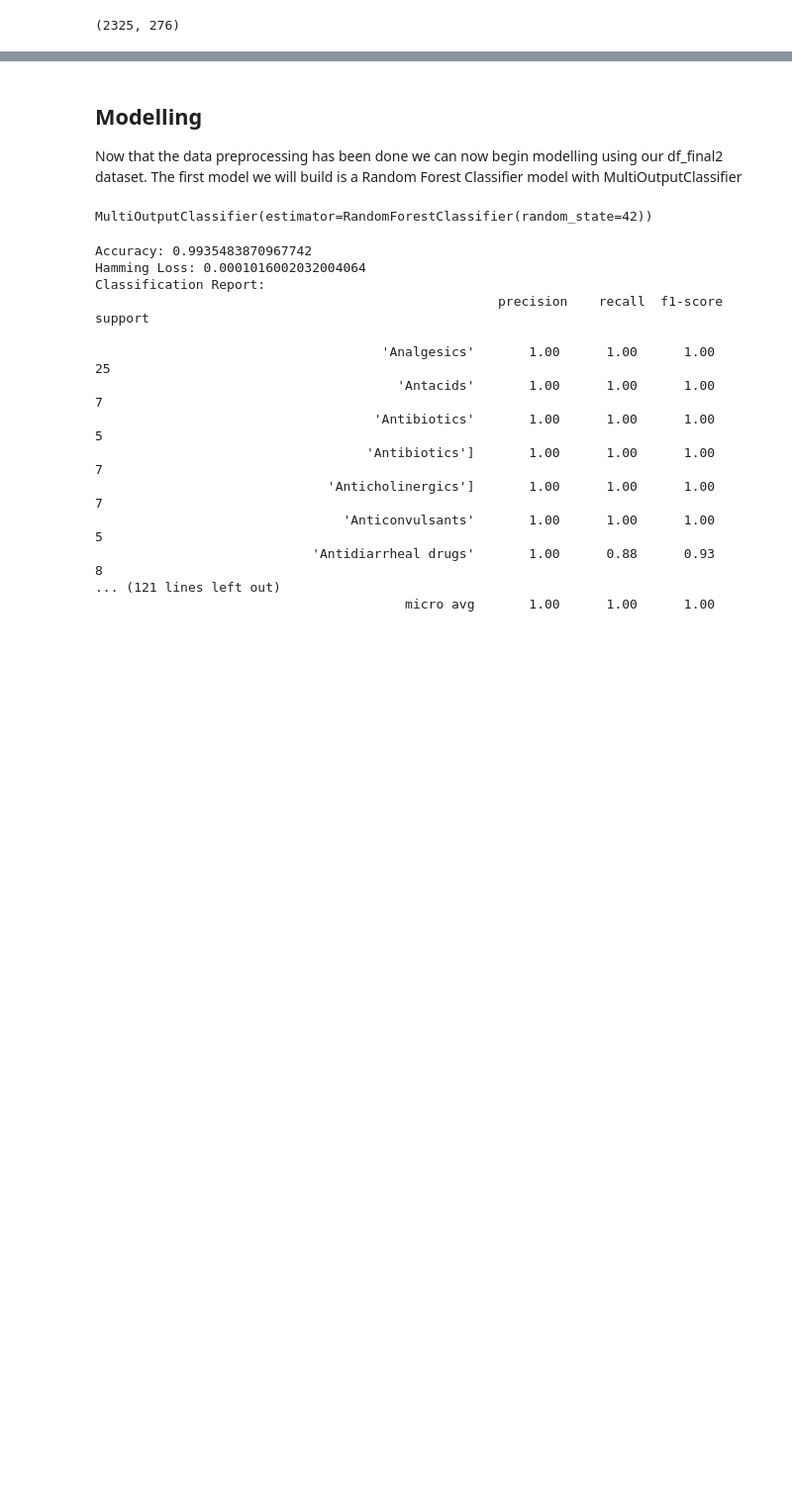
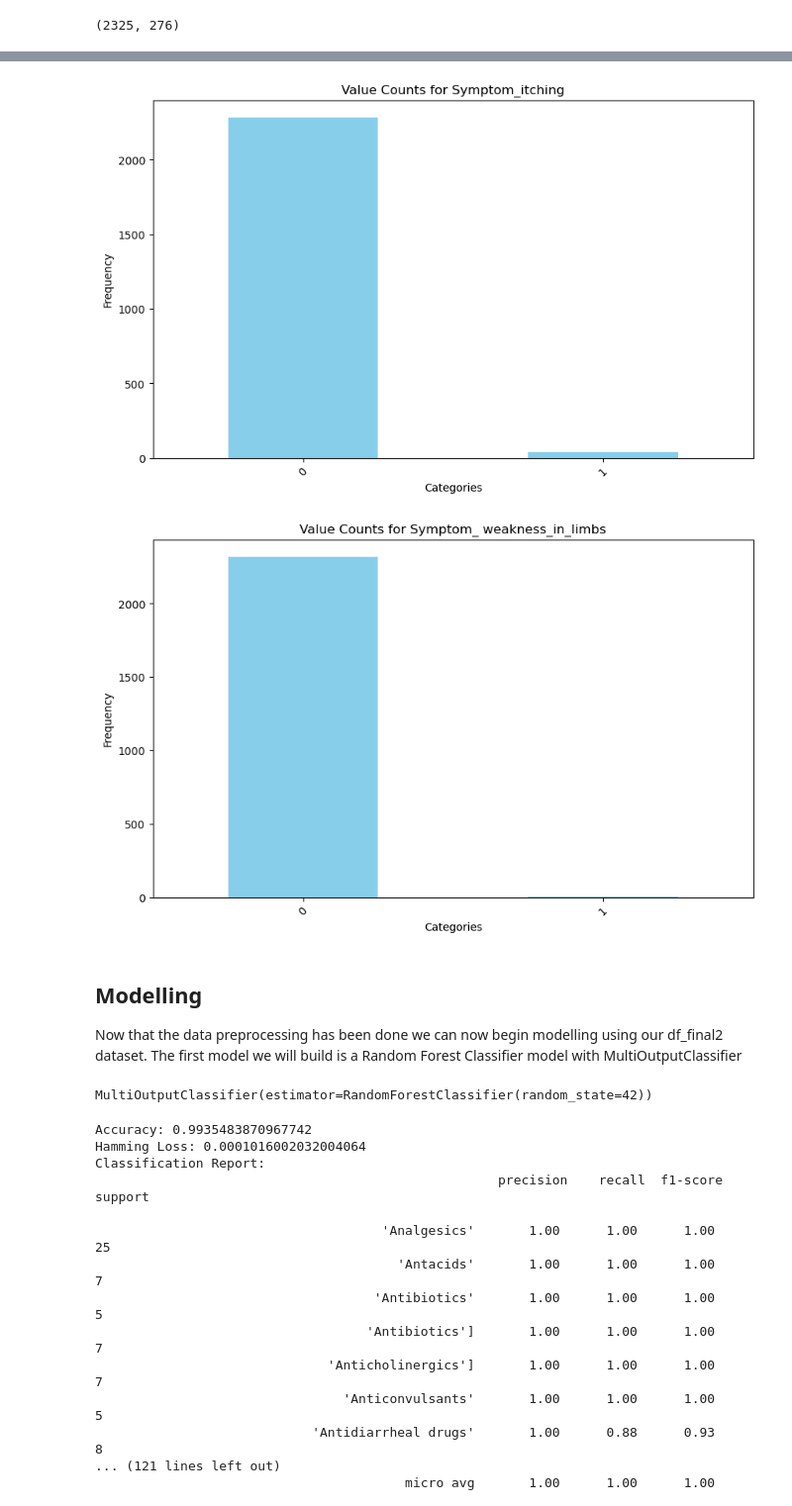
Before and after one commit to William-Itotia/Medicine-Recommendation-system, a Jupyter notebook: Untitled-1.ipynb, the cells around one changed output, grey strips where cells are left out. Shown: that part at 99% size. Drawn from its saved outputs; the diff is of its cells as text; code cells hidden in the pictures; blank space fills up the shorter version.

```diff
--- a/Untitled-1.ipynb
+++ b/Untitled-1.ipynb
@@ -358,3 +389,31 @@ df_final2.shape
+# %%
+
+# Sample DataFrame
+# df = pd.read_csv('your_file.csv')
+
+# Columns of interest
+columns_of_interest = ['Symptom_itching',
+    'Symptom_ weakness_in_limbs']
+
+# Create a bar plot for each column of interest
+for column in columns_of_interest:
+    if column in df_final.columns:
+        # Calculate value counts
+        value_counts = df_final[column].value_counts()
+
+        # Plot the value counts
+        plt.figure(figsize=(10, 6))
+        value_counts.plot(kind='bar', color='skyblue')
+        plt.title(f'Value Counts for {column}')
+        plt.xlabel('Categories')
+        plt.ylabel('Frequency')
+        plt.xticks(rotation=45)
+        plt.show()
+    else:
+        print(f"Column '{column}' does not exist in the DataFrame.")
+# %% [output]
+[figure, added]
+[figure, added]
 # %% [markdown]
 ## Modelling
 
```
Also changed, not shown: parts of 4 cells of this notebook.
